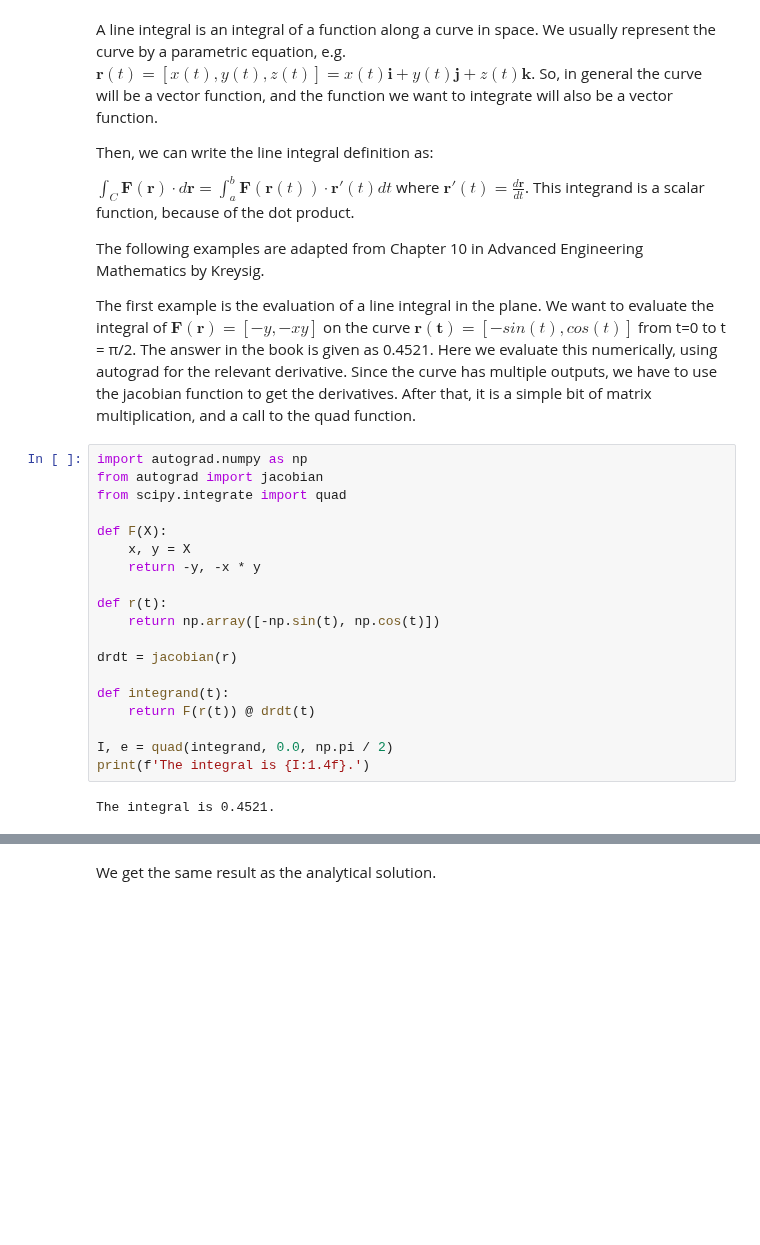
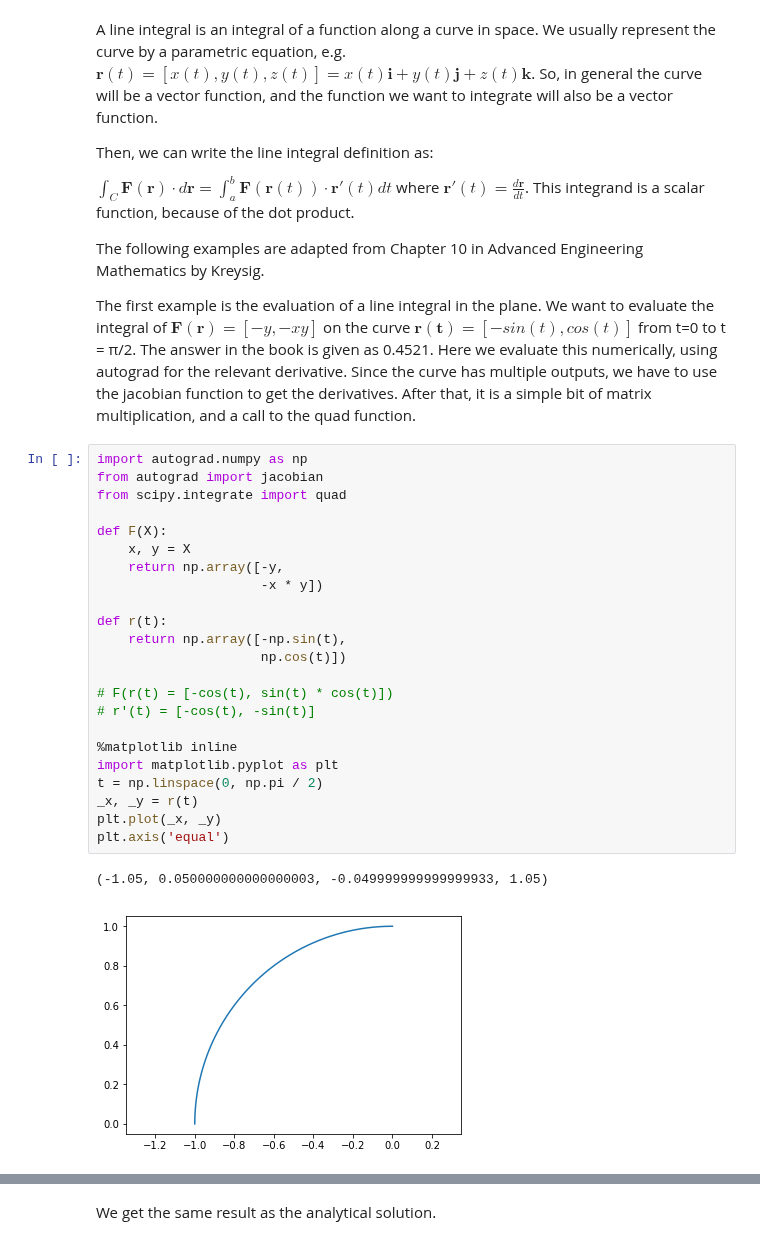
Before and after one commit to jkitchin/f18-06623, a Jupyter notebook: lectures/20-autograd-applications.ipynb, the cells around one changed output, grey strips where cells are left out. Saved outputs shown, nothing was run; the diff lists cells and outputs as text; blank space fills up the shorter version.

```diff
--- a/lectures/20-autograd-applications.ipynb
+++ b/lectures/20-autograd-applications.ipynb
@@ -19,21 +19,26 @@ The first example is the evaluation of  a line integral in the plane. We want to
 # %%
 import autograd.numpy as np
 from autograd import jacobian
 from scipy.integrate import quad
 
 def F(X):
     x, y = X
-    return -y, -x * y
+    return np.array([-y,
+                     -x * y])
 
 def r(t):
-    return np.array([-np.sin(t), np.cos(t)])
+    return np.array([-np.sin(t),
+                     np.cos(t)])
 
-drdt = jacobian(r)
+# F(r(t) = [-cos(t), sin(t) * cos(t)])
+# r'(t) = [-cos(t), -sin(t)]
 
-def integrand(t):
-    return F(r(t)) @ drdt(t)
-
-I, e = quad(integrand, 0.0, np.pi / 2)
-print(f'The integral is {I:1.4f}.')
+%matplotlib inline
+import matplotlib.pyplot as plt
+t = np.linspace(0, np.pi / 2)
+_x, _y = r(t)
+plt.plot(_x, _y)
+plt.axis('equal')
 # %% [output]
-The integral is 0.4521.
+(-1.05, 0.050000000000000003, -0.049999999999999933, 1.05)
+[figure, added]
```
Also changed, not shown: parts of 11 cells of this notebook.
